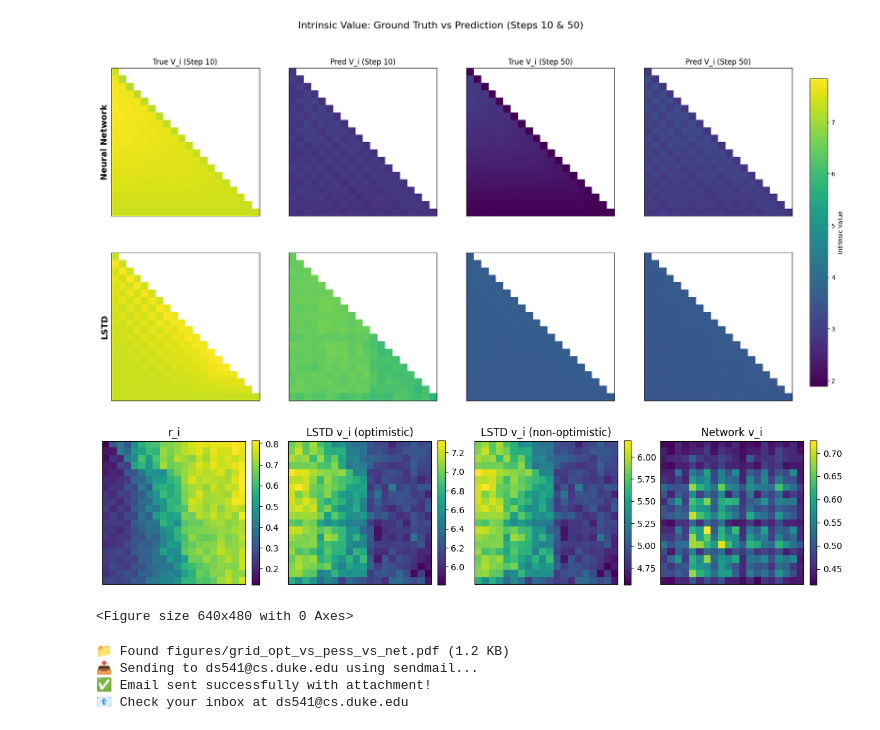
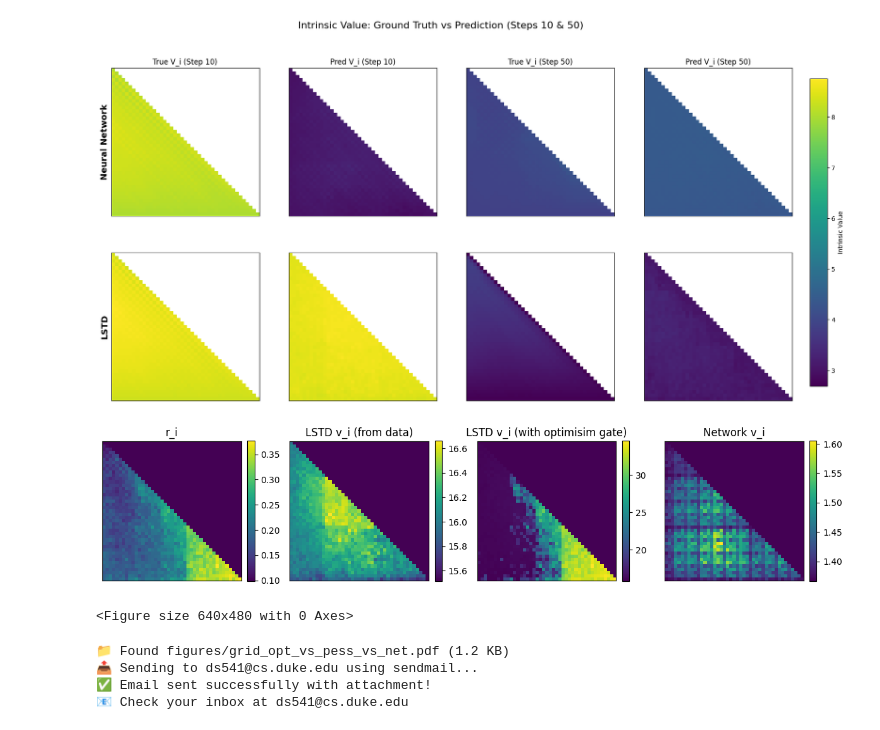
Before and after one commit to dillonmsandhu/td-avar-explore, a Jupyter notebook: deep/deepsea_v.ipynb, the cells around one changed output. Saved outputs shown, nothing was run; the diff lists cells and outputs as text; code cells hidden in the pictures.

```diff
--- a/deep/deepsea_v.ipynb
+++ b/deep/deepsea_v.ipynb
@@ -3,20 +3,11 @@ import jax.numpy as jnp
 from utils import load_run_data
 import matplotlib.pyplot as plt
 from notebooks.mail import email_pdf
-# lstd_config, lstd_metrics = load_run_data("cov_lstd_ts/optimistic_episodic/", "DeepSea-bsuite", 'results')
-# lstd_config_pess, lstd_metrics_pess = load_run_data("cov_lstd_ts/non_opt_episodic/", "DeepSea-bsuite", 'results')
-lstd_config, lstd_metrics = load_run_data("cov_lstd_ts/optimistic_continuing/", "DeepSea-bsuite", 'results')
-lstd_config_pess, lstd_metrics_pess = load_run_data("cov_lstd_ts/non_opt_continuing/", "DeepSea-bsuite", 'results')
-
+lstd_config, lstd_metrics = load_run_data("cov_lstd_opt_simple/deepsea_sweep/2026-01-14/cov_lstd_opt_simple_N50_E_false", "DeepSea-bsuite", 'results')
+import time
 # net_config, net_metrics = load_run_data("cov_net_v/episodic", "DeepSea-bsuite", 'results')
-net_config, net_metrics = load_run_data("cov_net_v/continuing", "DeepSea-bsuite", 'results')
-
-
-episodic_config, episodic_metrics = load_run_data('true_v/20260111_151930', "DeepSea-bsuite", 'results')
-episodic_config_large, episodic_metrics_large = load_run_data('true_v/20260111_160215', "DeepSea-bsuite", 'results')
-episodic_config_ema_N, episodic_metrics_ema_N = load_run_data('true_v/ema_N_b_small', "DeepSea-bsuite", 'results')
-continuing_config, continuing_metrics = load_run_data('true_v/20260111_151910', "DeepSea-bsuite", 'results')
-net_metrics.keys()
+net_config, net_metrics = load_run_data("cov_net_v/deepsea_sweep/2026-01-14/cov_net_v_N50_E_false", "DeepSea-bsuite", 'results')
+lstd_metrics.keys()
 # %% [output]
 📧 Email functions ready!
 Try: test_email() first, then email_pdf_simple()
@@ -24,3 +34,3 @@ dict_keys(['bonus_max', 'bonus_mean', 'bonus_std', 'discount', 'e_value_error',
 # %%
-N = lstd_config['DEEPSEA_SIZE']
+N = net_config['DEEPSEA_SIZE']
 reachable_mask = jnp.tril(jnp.ones((N,N)))
@@ -214,7 +247,7 @@ plot_config = [
     {"key": "v_e",      "label": r"$V_e$ (True Extrinsic)", "color": "black", "style": "-"},
     {"key": "v_i",      "label": r"$V_i$ (True Intrinsic)", "color": "blue",  "style": "-"},
     {"key": "v_i_pred", "label": r"$\hat{V}_i$ (Pred Intrinsic)", "color": "red",   "style": "--"},
-    {"key": "fast_v_i_pred", "label": r"$\hat{V}_i$ (Pred Intrinsic)", "color": "red",   "style": "-"},
+    {"key": "vi_pred", "label": r"$\hat{V}_i$ (Pred Intrinsic)", "color": "red",   "style": "--"},
     # {"key": "slow_v_i_pred", "label": r"$\hat{V}_i$ (Pred i Pred)", "color": "red",   "style": "--"},
 ]
 
@@ -232,6 +265,7 @@ for title, metrics, ax in run_data:
             values = curve[1:]
 
             ax.plot(steps, values, label=item["label"], color=item["color"], linestyle=item["style"], linewidth=2)
+            ax.set_ylim(-0.1, 4)
 
     ax.set_title(title, fontsize=14)
     ax.set_xlabel("Updates", fontsize=12)
@@ -240,7 +274,9 @@ for title, metrics, ax in run_data:
 
 # --- Final Adjustments ---
 axes[0].set_ylabel("Value at Start State (0,0)", fontsize=12)
-plt.suptitle(f"Deep Sea (N=20) Value Analysis: {net_config['ENV_NAME']}", y=1.05, fontsize=16)
+plt.suptitle(f"Deep Sea (N=50) Value Analysis: {net_config['ENV_NAME']}", y=1.05, fontsize=16)
+# plt.savefig('figures/net_vs_lstd_vals.pdf', bbox_inches='tight')
+# email_pdf('figures/net_vs_lstd_vals.pdf')
 plt.tight_layout()
 plt.show()
 # %% [output]
@@ -318,9 +313,9 @@ net_pred_t2 = get_masked_grid(net_metrics['v_i_pred'], t2)
 
 # Row 2: LSTD Data
 lstd_true_t1 = get_masked_grid(lstd_metrics['v_i'], t1)
-lstd_pred_t1 = get_masked_grid(lstd_metrics['fast_v_i_pred'], t1) # Using fast_v_i_pred
+lstd_pred_t1 = get_masked_grid(lstd_metrics['vi_pred'], t1) # Using fast_v_i_pred
 lstd_true_t2 = get_masked_grid(lstd_metrics['v_i'], t2)
-lstd_pred_t2 = get_masked_grid(lstd_metrics['fast_v_i_pred'], t2)
+lstd_pred_t2 = get_masked_grid(lstd_metrics['vi_pred'], t2)
 
 # 3. Compute Global Limits for Common Color Scale
 all_grids = [
@@ -370,44 +365,44 @@ fig.colorbar(im, cax=cbar_ax, label='Intrinsic Value')
 plt.suptitle(f"Intrinsic Value: Ground Truth vs Prediction (Steps {t1} & {t2})", fontsize=16)
 plt.show()
 # %% [output]
-[figure, old version]
+[figure, new version]
 # %%
 import matplotlib.pyplot as plt
 
 fig, axes = plt.subplots(1, 4, figsize=(12, 4))
 
-T = 0
+T = 2
 # --- Plot 1 ---
-im0 = axes[0].imshow(lstd_metrics['ri_grid'][0][T])
+im0 = axes[0].imshow(lstd_metrics['ri_grid'][0][T] * reachable_mask, vmin = lstd_metrics['ri_grid'][0][T].min())
 axes[0].set_title("r_i")
 plt.colorbar(im0, ax=axes[0], fraction=0.046, pad=0.04)
 
 # --- Plot 2 ---
-im1 = axes[1].imshow(lstd_metrics['fast_v_i_pred'][0][T])
-axes[1].set_title("LSTD v_i (optimistic)")
+im1 = axes[1].imshow(lstd_metrics['vi_pred'][0][T]* reachable_mask, vmin = lstd_metrics['vi_pred'][0][T].min())
+axes[1].set_title("LSTD v_i (from data)")
 plt.colorbar(im1, ax=axes[1], fraction=0.046, pad=0.04)
 
-im2 = axes[2].imshow(lstd_metrics_pess['fast_v_i_pred'][0][T])
-axes[2].set_title("LSTD v_i (non-optimistic)")
+im2 = axes[2].imshow(lstd_metrics['v_i_pred_opt'][0][T] * reachable_mask, vmin = lstd_metrics['v_i_pred_opt'][0][T].min())
+axes[2].set_title("LSTD v_i (with optimisim gate)")
 plt.colorbar(im2, ax=axes[2], fraction=0.046, pad=0.04)
 
 # --- Plot 3 ---
-im3 = axes[3].imshow(net_metrics['v_i_pred'][0][T])
+im3 = axes[3].imshow(net_metrics['v_i_pred'][0][T] * reachable_mask, vmin = net_metrics['v_i_pred'][0][T].min())
 axes[3].set_title("Network v_i")
 plt.colorbar(im3, ax=axes[3], fraction=0.046, pad=0.04)
 
 # Optional cleanup
 for ax in axes:
     ax.set_xticks([])
     ax.set_yticks([])
 
 plt.tight_layout()
 plt.show()
 
 plt.savefig('figures/grid_opt_vs_pess_vs_net.pdf')
 # email_pdf('figures/grid_opt_vs_pess_vs_net.pdf')
 # %% [output]
-[figure, old version]
+[figure, new version]
 <Figure size 640x480 with 0 Axes>
 # %%
 email_pdf('figures/grid_opt_vs_pess_vs_net.pdf')
```
Also changed, not shown: parts of 19 cells of this notebook, 12 other files.
